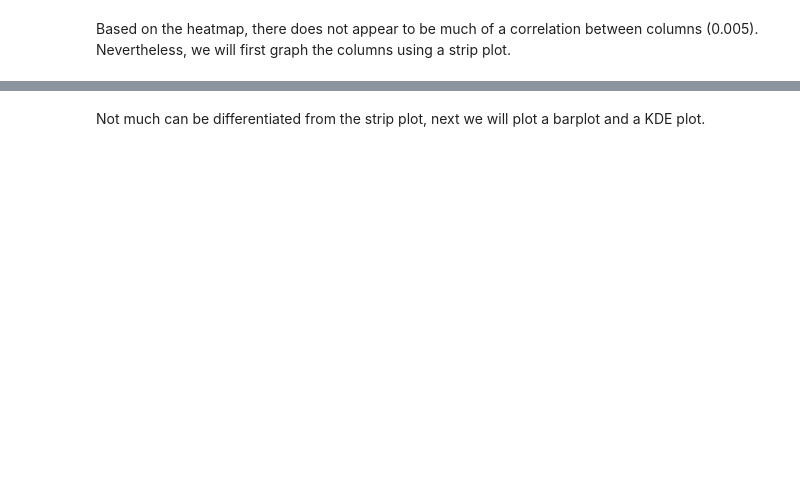
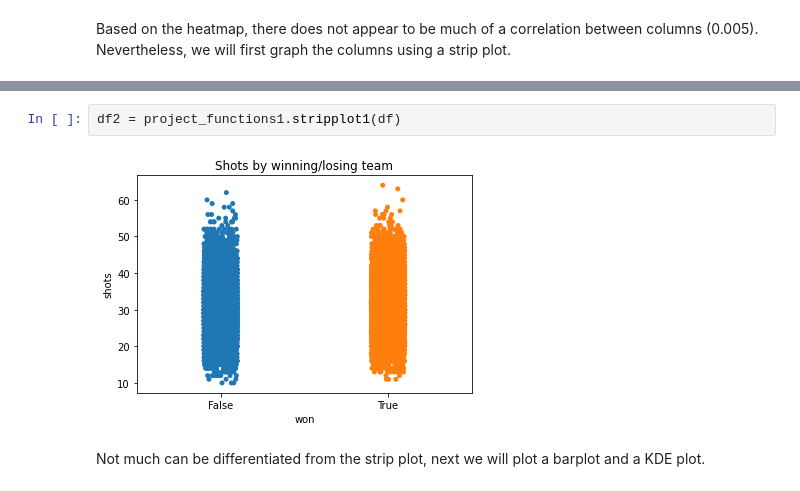
Before and after one commit to data301-2020-winter1/course-project-solo_329, a Jupyter notebook: analysis/analysis.ipynb, the cells around one changed output, grey strips where cells are left out. Saved outputs shown, nothing was run; the diff lists cells and outputs as text; blank space fills up the shorter version.

```diff
--- a/analysis/analysis.ipynb
+++ b/analysis/analysis.ipynb
@@ -12,2 +16,6 @@ Based on the heatmap, there does not appear to be much of a correlation between
+# %%
+df2 = project_functions1.stripplot1(df)
+# %% [output]
+[figure, added]
 # %% [markdown]
 Not much can be differentiated from the strip plot, next we will plot a barplot and a KDE plot.
```
Also changed, not shown: parts of 20 cells of this notebook.
